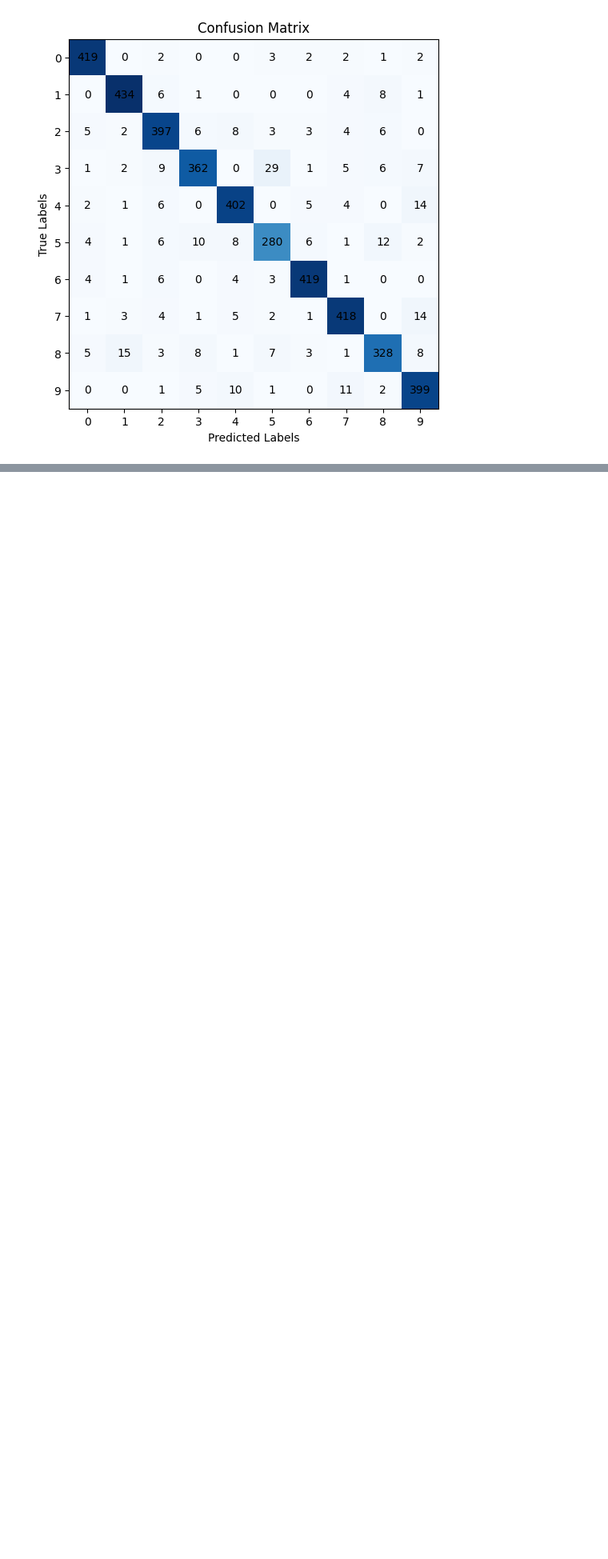
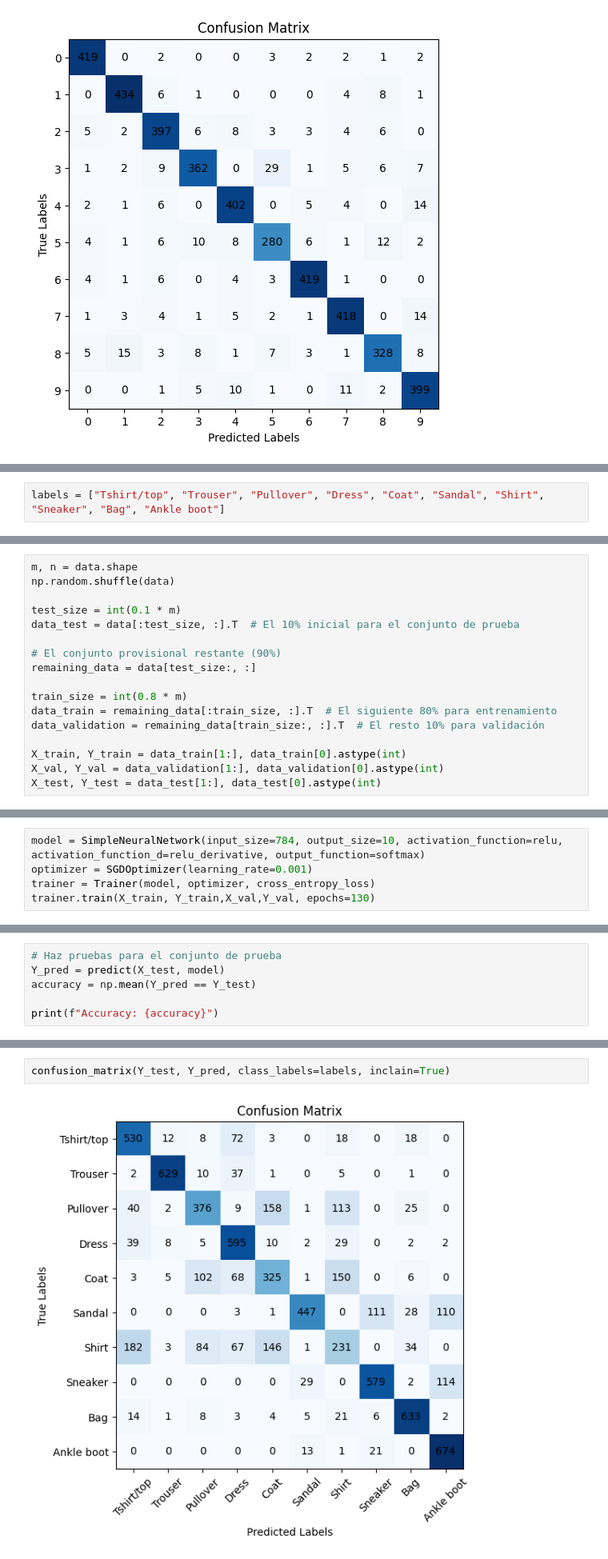
Before and after one commit to Optimization-and-Heuristics/NN-Project, a Jupyter notebook: code/NN.ipynb, the cells around one changed output, grey strips where cells are left out. Shown at 80% size. Saved outputs shown, nothing was run; the diff lists cells and outputs as text; blank space fills up the shorter version.

Commit message:
add mnist fashion data

```diff
--- a/code/NN.ipynb
+++ b/code/NN.ipynb
@@ -116,0 +112,2 @@ confusion_matrix(Y_test, Y_pred, class_labels=range(10))
+# %%
+labels = ["Tshirt/top", "Trouser", "Pullover", "Dress", "Coat", "Sandal", "Shirt", "Sneaker", "Bag", "Ankle boot"]
@@ -116,0 +116,17 @@ confusion_matrix(Y_test, Y_pred, class_labels=range(10))
+# %%
+m, n = data.shape
+np.random.shuffle(data)
+
+test_size = int(0.1 * m)
+data_test = data[:test_size, :].T  # El 10% inicial para el conjunto de prueba
+
+# El conjunto provisional restante (90%)
+remaining_data = data[test_size:, :]
+
+train_size = int(0.8 * m)
+data_train = remaining_data[:train_size, :].T  # El siguiente 80% para entrenamiento
+data_validation = remaining_data[train_size:, :].T  # El resto 10% para validación
+
+X_train, Y_train = data_train[1:], data_train[0].astype(int)
+X_val, Y_val = data_validation[1:], data_validation[0].astype(int)
+X_test, Y_test = data_test[1:], data_test[0].astype(int)
@@ -116,0 +137,5 @@ confusion_matrix(Y_test, Y_pred, class_labels=range(10))
+# %%
+model = SimpleNeuralNetwork(input_size=784, output_size=10, activation_function=relu, activation_function_d=relu_derivative, output_function=softmax)
+optimizer = SGDOptimizer(learning_rate=0.001)
+trainer = Trainer(model, optimizer, cross_entropy_loss)
+trainer.train(X_train, Y_train,X_val,Y_val, epochs=130)
@@ -116,0 +160,6 @@ confusion_matrix(Y_test, Y_pred, class_labels=range(10))
+# %%
+# Haz pruebas para el conjunto de prueba
+Y_pred = predict(X_test, model)
+accuracy = np.mean(Y_pred == Y_test)
+
+print(f"Accuracy: {accuracy}")
@@ -116,0 +168,4 @@ confusion_matrix(Y_test, Y_pred, class_labels=range(10))
+# %%
+confusion_matrix(Y_test, Y_pred, class_labels=labels, inclain=True)
+# %% [output]
+[figure, added]
```
Also changed, not shown: parts of 13 cells of this notebook, 6 other files.
